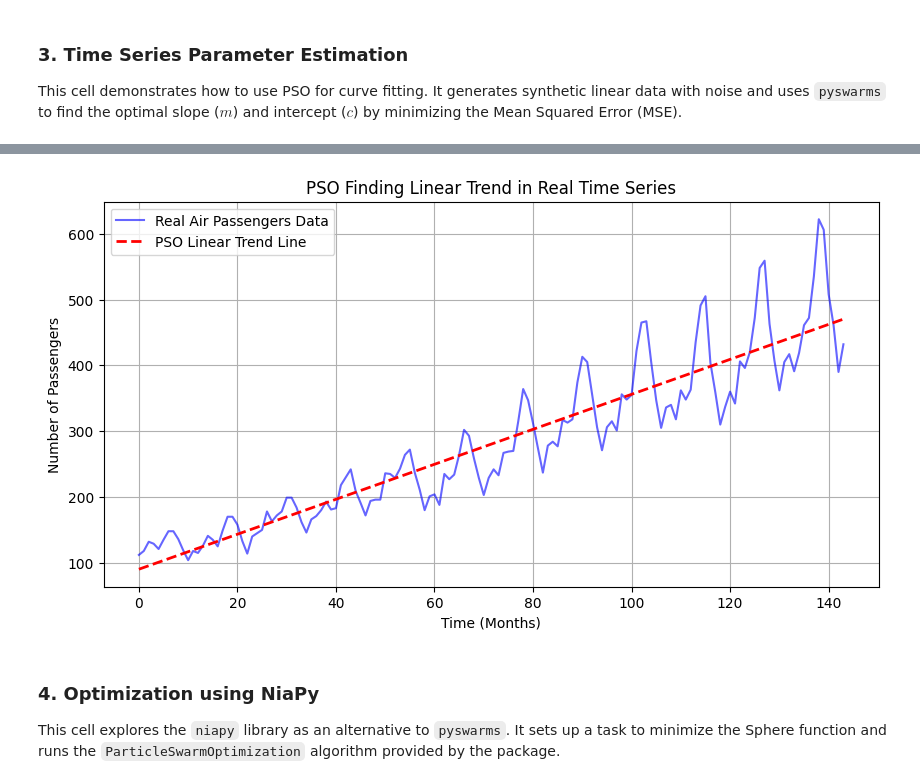
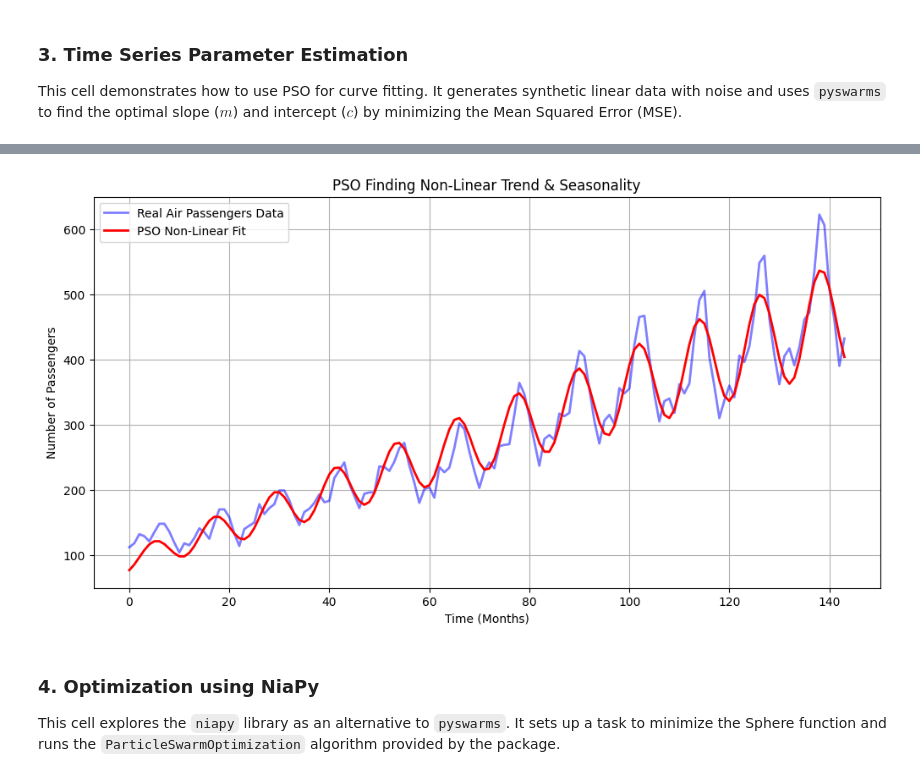
Before and after one commit to vishnu-17o7/SEM-8, a Jupyter notebook: MHO LAB/program 5.ipynb, the cells around one changed output, grey strips where cells are left out. Cells and saved outputs as stored; diff of their text form; code cells hidden in the pictures.

```diff
--- a/MHO LAB/program 5.ipynb
+++ b/MHO LAB/program 5.ipynb
@@ -135,63 +135,79 @@ import pandas as pd
 import pyswarms as ps
 import matplotlib.pyplot as plt
 
-# --- 1. Load Real Time Series Dataset (Air Passengers) ---
-# We load directly from a raw URL to avoid manual download
+# --- 1. Load and Preprocess Data ---
 url = "https://raw.githubusercontent.com/jbrownlee/Datasets/master/airline-passengers.csv"
 df = pd.read_csv(url)
+y_true = df['Passengers'].values
+t = np.arange(len(y_true))
 
-# Preprocessing
-# We need numerical X (time steps) and Y (values) for the PSO to process
-y_true = df['Passengers'].values
-t = np.arange(len(y_true))  # Time steps: 0, 1, 2, ... 143
-
-# Normalize data to make optimization easier/faster for PSO
-# (Optimization works best when values are small, e.g., 0-1 or 0-10)
+# Normalize data (crucial for complex PSO problems)
 y_max = np.max(y_true)
 y_norm = y_true / y_max
 t_max = np.max(t)
 t_norm = t / t_max
 
-# --- 2. Define MSE Objective Function ---
-def mse_objective(particles):
-    # particles shape: (n_particles, 2) -> columns are [m, c]
-    # We want to fit y = mx + c
+# --- 2. Define Non-Linear MSE Objective Function ---
+def mse_objective_nonlinear(particles):
+    # particles shape: (n_particles, 5) -> columns are [m, c, A, B, D]
+    n_particles = particles.shape[0]
     losses = []
-    for i in range(particles.shape[0]):
-        m, c = particles[i]
 
-        # Calculate predicted line
-        y_pred = m * t_norm + c
+    for i in range(n_particles):
+        # Unpack the 5 parameters for this particle
+        m, c, A, B, D = particles[i]
+
+        # Calculate the non-linear prediction
+        # Model: (Linear Trend) * (1 + Sinusoidal Seasonality)
+        trend = m * t_norm + c
+        seasonality = 1 + A * np.sin(B * t_norm + D)
+        y_pred = trend * seasonality
 
         # Mean Squared Error
         mse = np.mean((y_norm - y_pred)**2)
         losses.append(mse)
     return np.array(losses)
 
-# --- 3. Run PSO ---
-# Search space bounds: m and c usually between -1 and 1 for normalized data
-# options: c1 (cognitive), c2 (social), w (inertia)
-options = {'c1': 0.5, 'c2': 0.3, 'w': 0.9}
-optimizer = ps.single.GlobalBestPSO(n_particles=50, dimensions=2, options=options)
+# --- 3. Setup and Run PSO ---
+# Define bounds for the 5 parameters based on domain knowledge.
+# m, c: trend parameters (normalized, so between 0 and 1 is a good guess)
+# A: amplitude is a fraction of the trend, e.g., 0 to 0.3
+# B: Frequency. A 12-month cycle in 144 months means 12 cycles.
+#    Normalized time t goes 0->1. So B should be approx 2*pi * 12 ~= 75.
+# D: Phase shift, 0 to 2*pi.
+min_bound = np.array([0.0, 0.0, 0.0, 70.0, 0.0])
+max_bound = np.array([1.0, 0.5, 0.3, 85.0, 2*np.pi])
+bounds = (min_bound, max_bound)
+
+# Increase particles and iterations for this harder problem
+options = {'c1': 0.5, 'c2': 0.5, 'w': 0.9}
+optimizer = ps.single.GlobalBestPSO(n_particles=100, dimensions=5, options=options, bounds=bounds)
 
 # Perform optimization
-cost, pos = optimizer.optimize(mse_objective, iters=100, verbose=False)
+print("Running PSO for non-linear fit... this may take a moment.")
+cost, pos = optimizer.optimize(mse_objective_nonlinear, iters=300, verbose=False)
 
 # --- 4. Result & Visualization ---
-m_best, c_best = pos
+m_best, c_best, A_best, B_best, D_best = pos
 
-# Convert normalized predictions back to original scale for plotting
-y_fit_norm = m_best * t_norm + c_best
+# Calculate the final curve on the normalized scale
+trend_norm = m_best * t_norm + c_best
+seasonality_norm = 1 + A_best * np.sin(B_best * t_norm + D_best)
+y_fit_norm = trend_norm * seasonality_norm
+
+# Convert back to original scale for plotting
 y_fit_real = y_fit_norm * y_max
 
-print(f"Optimal Trend Found (Normalized): m={m_best:.4f}, c={c_best:.4f}")
-print(f"Final MSE Loss: {cost:.6f}")
+print(f"\nBest Parameters Found:")
+print(f"Trend: m={m_best:.4f}, c={c_best:.4f}")
+print(f"Seasonality: A={A_best:.4f}, B={B_best:.4f}, D={D_best:.4f}")
+print(f"Final MSE Loss (Normalized): {cost:.6f}")
 
 # Plotting
-plt.figure(figsize=(10, 5))
-plt.plot(t, y_true, label='Real Air Passengers Data', color='blue', alpha=0.6)
-plt.plot(t, y_fit_real, label='PSO Linear Trend Line', color='red', linewidth=2, linestyle='--')
-plt.title('PSO Finding Linear Trend in Real Time Series')
+plt.figure(figsize=(12, 6))
+plt.plot(t, y_true, label='Real Air Passengers Data', color='blue', alpha=0.5, linewidth=2)
+plt.plot(t, y_fit_real, label='PSO Non-Linear Fit', color='red', linewidth=2)
+plt.title('PSO Finding Non-Linear Trend & Seasonality')
 plt.xlabel('Time (Months)')
 plt.ylabel('Number of Passengers')
 plt.legend()
@@ -203,4 +223,4 @@ Final MSE Loss: 0.005407
-[figure, old version]
+[figure, new version]
 # %% [markdown]
 ### 4. Optimization using NiaPy
 This cell explores the `niapy` library as an alternative to `pyswarms`. It sets up a task to minimize the Sphere function and runs the `ParticleSwarmOptimization` algorithm provided by the package.
```
Also changed, not shown: parts of 6 cells of this notebook, 8 other files.
